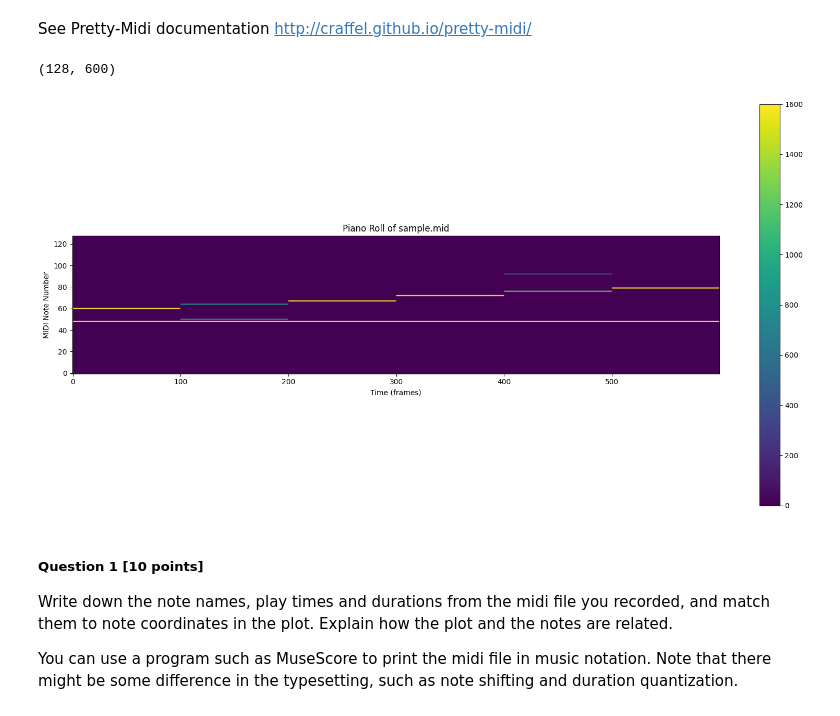
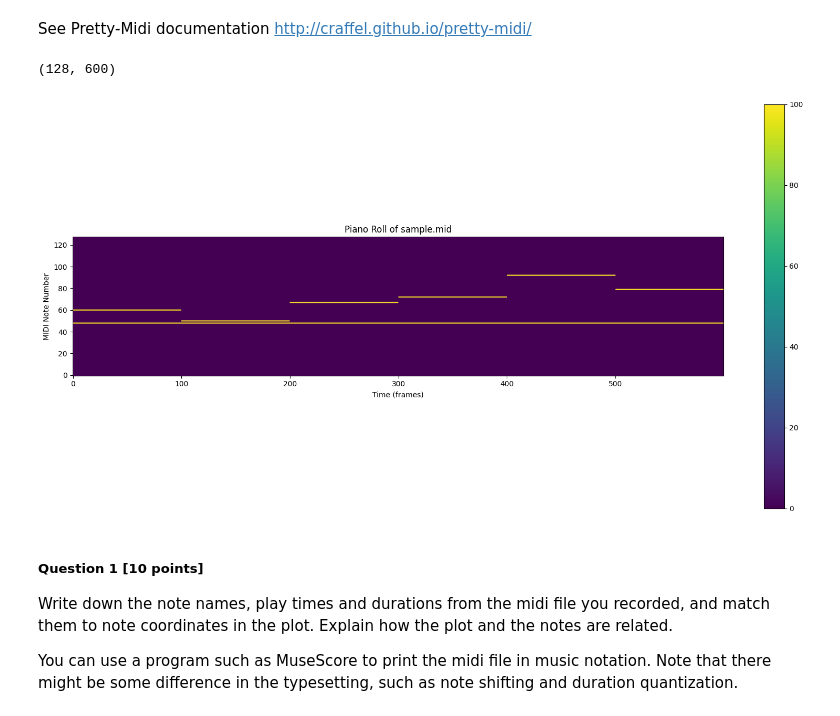
Before and after one commit to viviantran777/ML4Music-HW, a Jupyter notebook: Introduction to Music Representation.ipynb, the cells around one changed output. Cells and saved outputs as stored; diff of their text form; code cells hidden in the pictures.

```diff
--- a/Introduction to Music Representation.ipynb
+++ b/Introduction to Music Representation.ipynb
@@ -73,6 +73,7 @@ Have at least 6 different notes, organized into two or more voices with few simu
 See Pretty-Midi documentation http://craffel.github.io/pretty-midi/
 # %%
 # Add notes (pitch, start, end)
+import matplotlib.pyplot as plt
 notes = [
     (60, 0.0, 0.5),
     (50, 0.5, 1.0),
@@ -80,34 +81,38 @@ notes = [
     (72, 1.5, 2.0),
     (92, 2.0, 2.5),
     (79, 2.5, 3.0),
     (48, 0.0, 3.0)
 ]
 
+piano = pretty_midi.Instrument(program=0)
+
 for pitch, start, end in notes:
     note = pretty_midi.Note(velocity=100, pitch=pitch, start=start, end=end)
     piano.notes.append(note)
+
+midi = pretty_midi.PrettyMIDI()
 
 midi.instruments.append(piano)
 midi.write("sample.mid")
 
 # Load and analyze the MIDI
 f = "sample.mid"
 midi_data = pretty_midi.PrettyMIDI(f)
 fs = 200
 piano_matrix = midi_data.get_piano_roll(fs=fs)
 
 # Plot the piano roll
 print(np.shape(piano_matrix))
 plt.figure(figsize=(20, 10))
 plt.imshow(piano_matrix[:, :1000], origin="lower")
 plt.title("Piano Roll of sample.mid")
 plt.xlabel("Time (frames)")
 plt.ylabel("MIDI Note Number")
 plt.colorbar()
 plt.show()
 # %% [output]
 (128, 600)
-[figure, old version]
+[figure, new version]
 # %% [markdown]
 ##### Question 1 [10 points]
 Write down the note names, play times and durations from the midi file you recorded, and match them to note coordinates in the plot.
```
Also changed, not shown: parts of 2 cells of this notebook, 1 other file.
